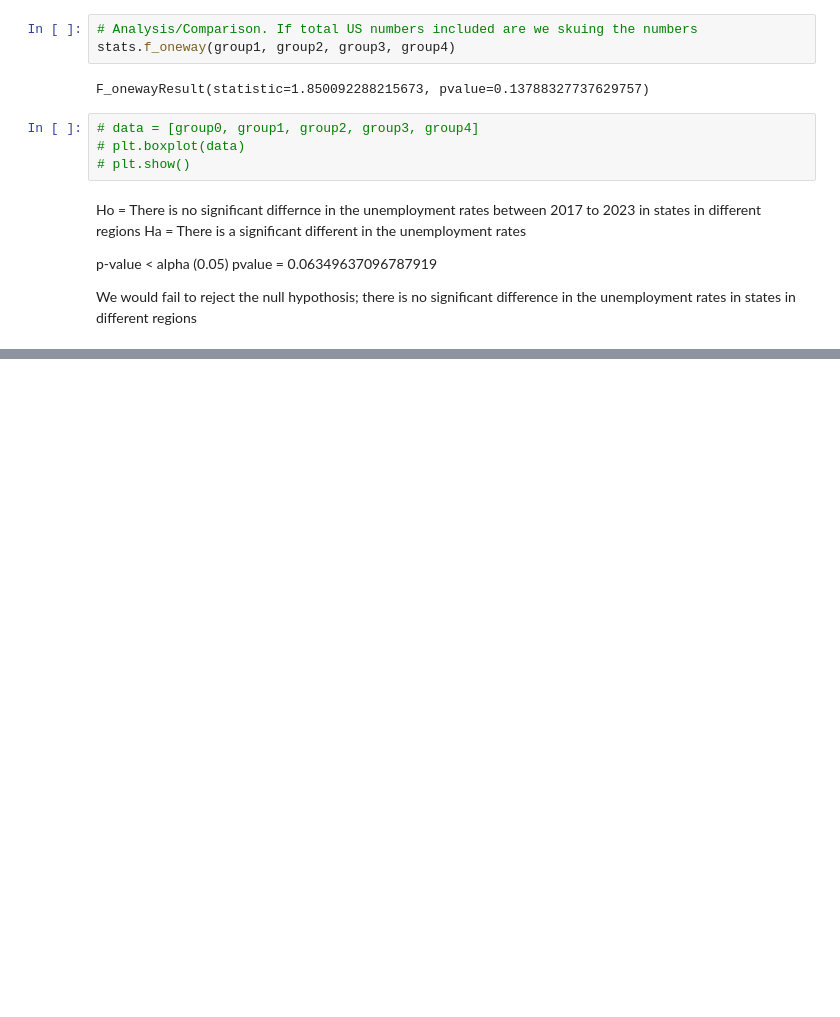
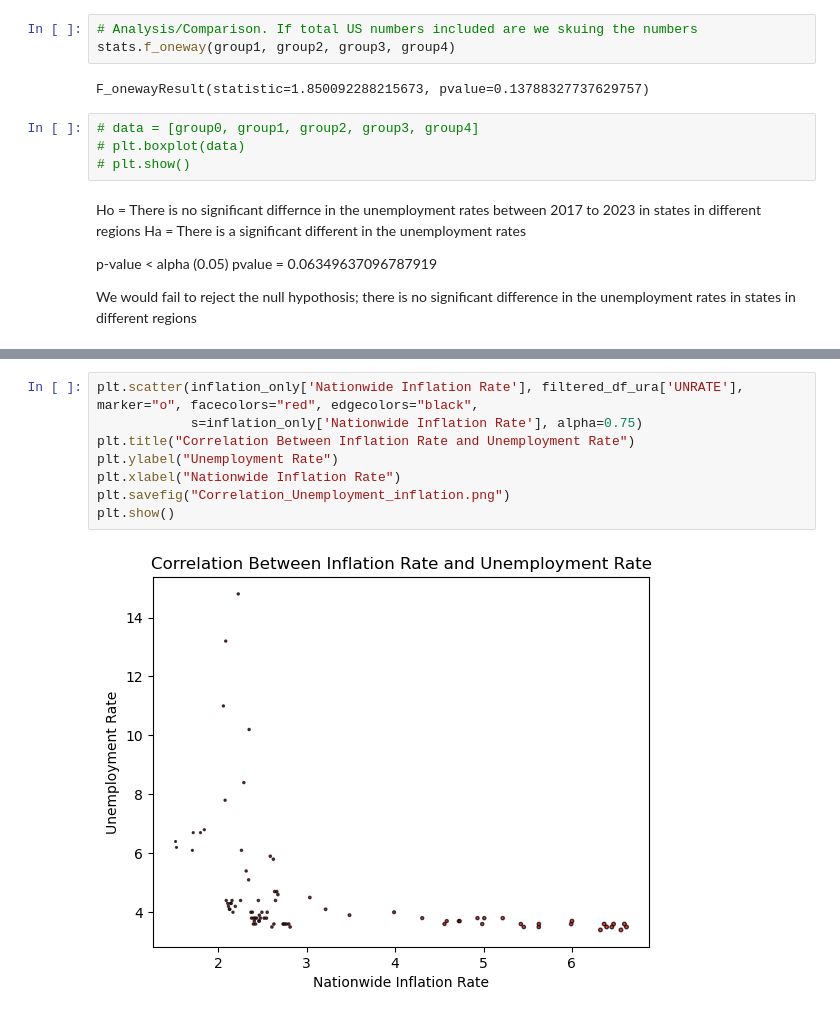
Before and after one commit to ElZackoGrande/Project1_Group2, a Jupyter notebook: Joel_Fred_Data_clean/Working Dataframe through Fred - NO API-Copy1.ipynb, the cells around one changed output, grey strips where cells are left out. Cells and saved outputs as stored; diff of their text form; blank space fills up the shorter version.

```diff
--- a/Joel_Fred_Data_clean/Working Dataframe through Fred - NO API-Copy1.ipynb
+++ b/Joel_Fred_Data_clean/Working Dataframe through Fred - NO API-Copy1.ipynb
@@ -266,0 +321,10 @@ plt.savefig("US-StateUnemp17-23")
+# %%
+plt.scatter(inflation_only['Nationwide Inflation Rate'], filtered_df_ura['UNRATE'], marker="o", facecolors="red", edgecolors="black",
+            s=inflation_only['Nationwide Inflation Rate'], alpha=0.75)
+plt.title("Correlation Between Inflation Rate and Unemployment Rate")
+plt.ylabel("Unemployment Rate")
+plt.xlabel("Nationwide Inflation Rate")
+plt.savefig("Correlation_Unemployment_inflation.png")
+plt.show()
+# %% [output]
+[figure, added]
```
Also changed, not shown: parts of 14 cells of this notebook, 10 other files.
